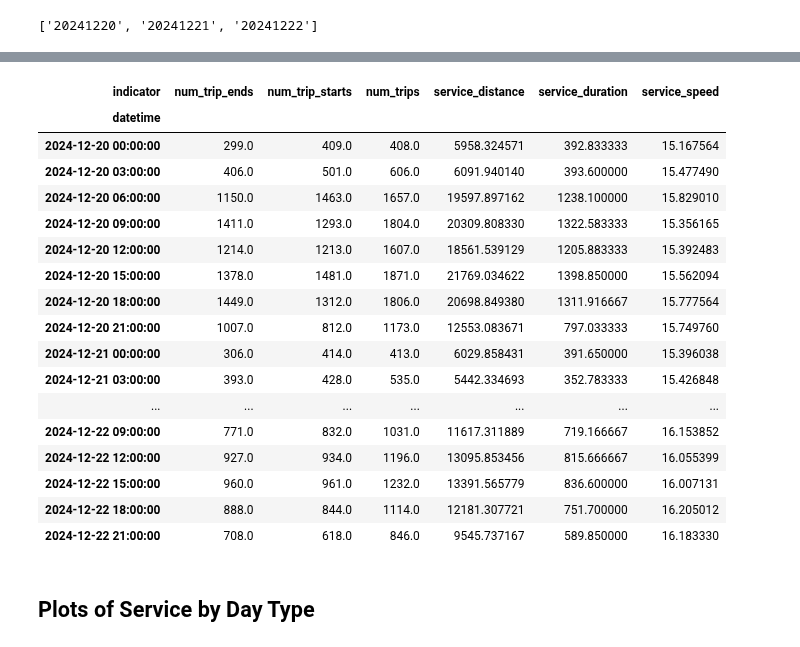
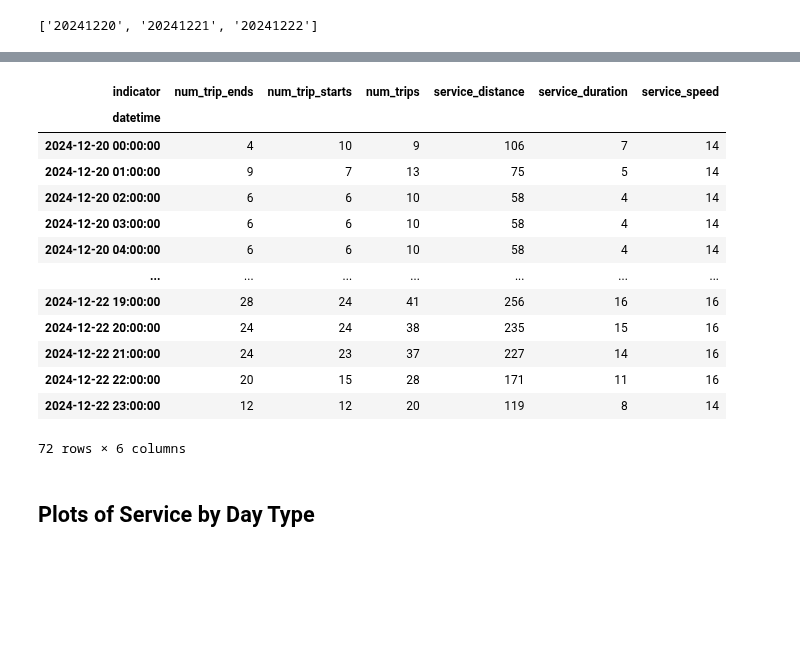
Before and after one commit to gregfeliu/NYC-Subway-Frequencies, a Jupyter notebook: Notebooks/3.Miscellaneous_Analysis.ipynb, the cells around one changed output, grey strips where cells are left out. Cells and saved outputs as stored; diff of their text form; code cells hidden in the pictures; blank space fills up the shorter version.

```diff
--- a/Notebooks/3.Miscellaneous_Analysis.ipynb
+++ b/Notebooks/3.Miscellaneous_Analysis.ipynb
@@ -99,25 +109,23 @@ trip_stats.head().T
+# %%
+trip_stats_L = trip_stats[trip_stats['route_id']=='L']
 # %%
-fts = feed.compute_feed_time_series(trip_stats, dates, freq='3h')
+fts = feed.compute_feed_time_series((trip_stats_L), dates, freq='60min')
 fts
 # %% [output]
 | indicator | num_trip_ends | num_trip_starts | num_trips | service_distance | service_duration | service_speed |
 | datetime |  |  |  |  |  |  |
-| 2024-12-20 00:00:00 | 299.0 | 409.0 | 408.0 | 5958.324571 | 392.833333 | 15.167564 |
-| 2024-12-20 03:00:00 | 406.0 | 501.0 | 606.0 | 6091.940140 | 393.600000 | 15.477490 |
-| 2024-12-20 06:00:00 | 1150.0 | 1463.0 | 1657.0 | 19597.897162 | 1238.100000 | 15.829010 |
-| 2024-12-20 09:00:00 | 1411.0 | 1293.0 | 1804.0 | 20309.808330 | 1322.583333 | 15.356165 |
-| 2024-12-20 12:00:00 | 1214.0 | 1213.0 | 1607.0 | 18561.539129 | 1205.883333 | 15.392483 |
-| 2024-12-20 15:00:00 | 1378.0 | 1481.0 | 1871.0 | 21769.034622 | 1398.850000 | 15.562094 |
-| 2024-12-20 18:00:00 | 1449.0 | 1312.0 | 1806.0 | 20698.849380 | 1311.916667 | 15.777564 |
-| 2024-12-20 21:00:00 | 1007.0 | 812.0 | 1173.0 | 12553.083671 | 797.033333 | 15.749760 |
-| 2024-12-21 00:00:00 | 306.0 | 414.0 | 413.0 | 6029.858431 | 391.650000 | 15.396038 |
-| 2024-12-21 03:00:00 | 393.0 | 428.0 | 535.0 | 5442.334693 | 352.783333 | 15.426848 |
+| 2024-12-20 00:00:00 | 4 | 10 | 9 | 106 | 7 | 14 |
+| 2024-12-20 01:00:00 | 9 | 7 | 13 | 75 | 5 | 14 |
+| 2024-12-20 02:00:00 | 6 | 6 | 10 | 58 | 4 | 14 |
+| 2024-12-20 03:00:00 | 6 | 6 | 10 | 58 | 4 | 14 |
+| 2024-12-20 04:00:00 | 6 | 6 | 10 | 58 | 4 | 14 |
 | ... | ... | ... | ... | ... | ... | ... |
-| 2024-12-22 09:00:00 | 771.0 | 832.0 | 1031.0 | 11617.311889 | 719.166667 | 16.153852 |
-| 2024-12-22 12:00:00 | 927.0 | 934.0 | 1196.0 | 13095.853456 | 815.666667 | 16.055399 |
-| 2024-12-22 15:00:00 | 960.0 | 961.0 | 1232.0 | 13391.565779 | 836.600000 | 16.007131 |
-| 2024-12-22 18:00:00 | 888.0 | 844.0 | 1114.0 | 12181.307721 | 751.700000 | 16.205012 |
-| 2024-12-22 21:00:00 | 708.0 | 618.0 | 846.0 | 9545.737167 | 589.850000 | 16.183330 |
+| 2024-12-22 19:00:00 | 28 | 24 | 41 | 256 | 16 | 16 |
+| 2024-12-22 20:00:00 | 24 | 24 | 38 | 235 | 15 | 16 |
+| 2024-12-22 21:00:00 | 24 | 23 | 37 | 227 | 14 | 16 |
+| 2024-12-22 22:00:00 | 20 | 15 | 28 | 171 | 11 | 16 |
+| 2024-12-22 23:00:00 | 12 | 12 | 20 | 119 | 8 | 14 |
+72 rows × 6 columns
 # %% [markdown]
 ## Plots of Service by Day Type
 # %%
```
Also changed, not shown: parts of 43 cells of this notebook, 5 other files.
